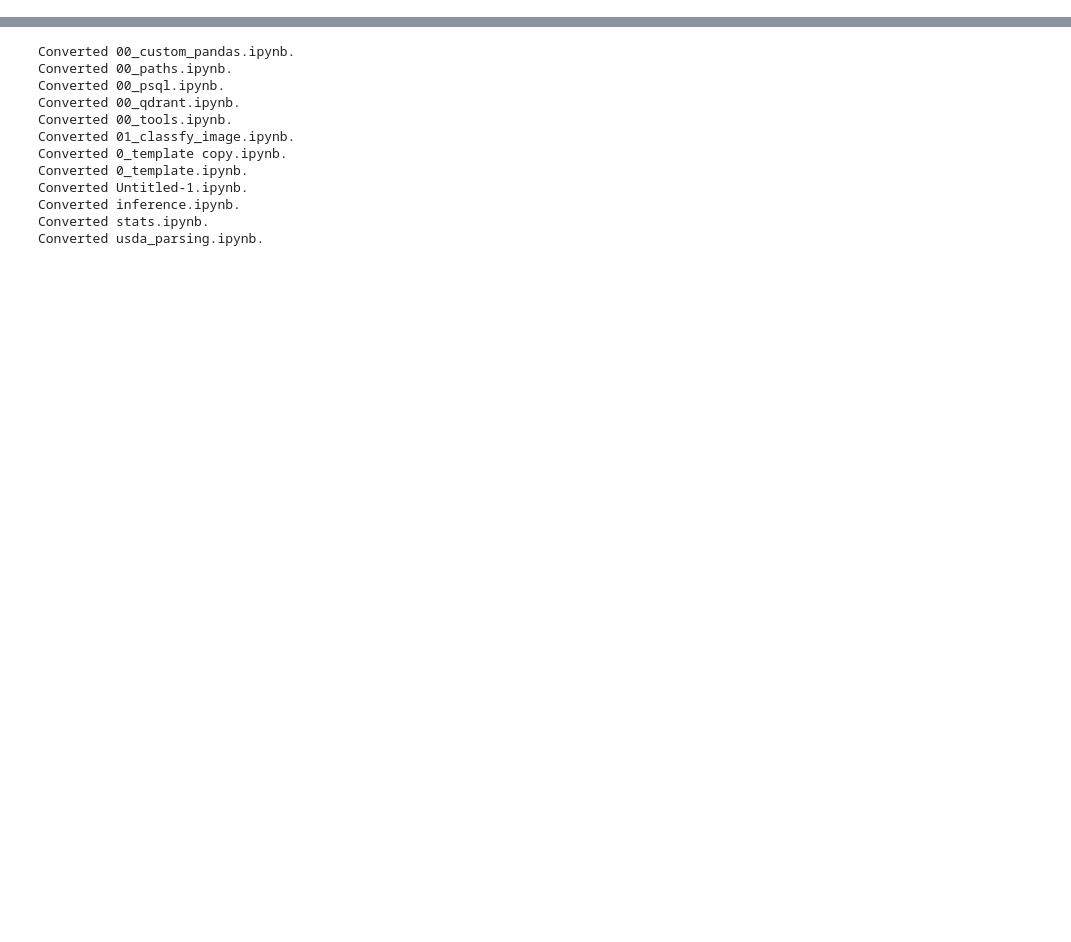
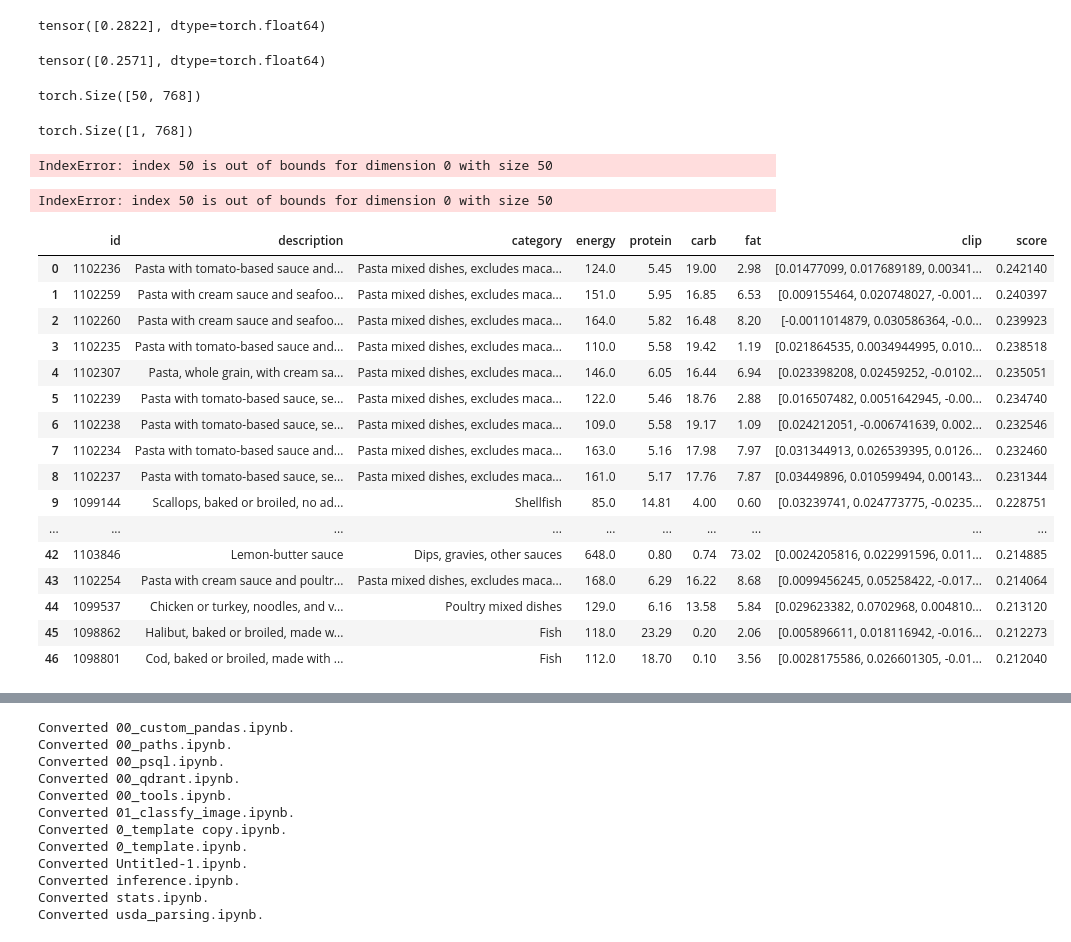
Before and after one commit to DmitriyG228/food, a Jupyter notebook: 01_multiple_foods.ipynb, the cells around one changed output, grey strips where cells are left out. Cells and saved outputs as stored; diff of their text form; code cells hidden in the pictures; blank space fills up the shorter version.

```diff
--- a/01_multiple_foods.ipynb
+++ b/01_multiple_foods.ipynb
@@ -84,3 +87,75 @@ r.groupby('category').agg({'description':'count'}).sort_values('description',asc
+# %%
+selected = selected.reset_index(drop=True)
+clip = series2tensor(selected['clip'])
+prevscore = cos(image_clip.reshape(1,768), clip.mean(0).reshape(1,768))
+# %%
+
+for i in range(clip.shape[0],0,-1):
+    T = torch.cat([clip[0:i], clip[i+1:]])
+    score = cos(image_clip.reshape(1,768), T.mean(0).reshape(1,768)) #dropped the tested element
+    if score > prevscore:
+        selected = selected.drop(i).reset_index(drop=True)
+        clip = series2tensor(selected['clip'])
+        prevscore = score
+
+print(prevscore)
+# %% [output]
+tensor([0.2822], dtype=torch.float64)
+# %%
+
+for i in range(clip.shape[0],0,-1):
+    T = torch.cat([clip[0:i], clip[i+1:]])
+    score = cos(image_clip.reshape(1,768), T.mean(0).reshape(1,768))
+    if score > prevscore:
+        selected = selected.drop(i-1).reset_index(drop=True)
+        clip = series2tensor(selected['clip'])
+    else:
+        T = torch.cat([clip, clip[i-1].reshape(1,768)])
+        score = cos(image_clip.reshape(1,768), T.mean(0).reshape(1,768))
+        if score > prevscore:
+            selected = selected.append(selected.loc[i-1]).reset_index(drop=True)
+
+        prevscore = score
+
+print(prevscore)
+# %% [output]
+tensor([0.2571], dtype=torch.float64)
+# %%
+clip.shape
+# %% [output]
+torch.Size([50, 768])
+# %%
+clip[i].reshape(1,768).shape
+# %% [output]
+torch.Size([1, 768])
+# %%
+torch.cat([clip, clip[i]])
+# %% [output]
+IndexError: index 50 is out of bounds for dimension 0 with size 50
+# %%
+clip[i]
+# %% [output]
+IndexError: index 50 is out of bounds for dimension 0 with size 50
+# %%
+selected
+# %% [output]
+|  | id | description | category | energy | protein | carb | fat | clip | score |
+| 0 | 1102236 | Pasta with tomato-based sauce and... | Pasta mixed dishes, excludes maca... | 124.0 | 5.45 | 19.00 | 2.98 | [0.01477099, 0.017689189, 0.00341... | 0.242140 |
+| 1 | 1102259 | Pasta with cream sauce and seafoo... | Pasta mixed dishes, excludes maca... | 151.0 | 5.95 | 16.85 | 6.53 | [0.009155464, 0.020748027, -0.001... | 0.240397 |
+| 2 | 1102260 | Pasta with cream sauce and seafoo... | Pasta mixed dishes, excludes maca... | 164.0 | 5.82 | 16.48 | 8.20 | [-0.0011014879, 0.030586364, -0.0... | 0.239923 |
+| 3 | 1102235 | Pasta with tomato-based sauce and... | Pasta mixed dishes, excludes maca... | 110.0 | 5.58 | 19.42 | 1.19 | [0.021864535, 0.0034944995, 0.010... | 0.238518 |
+| 4 | 1102307 | Pasta, whole grain, with cream sa... | Pasta mixed dishes, excludes maca... | 146.0 | 6.05 | 16.44 | 6.94 | [0.023398208, 0.02459252, -0.0102... | 0.235051 |
+| 5 | 1102239 | Pasta with tomato-based sauce, se... | Pasta mixed dishes, excludes maca... | 122.0 | 5.46 | 18.76 | 2.88 | [0.016507482, 0.0051642945, -0.00... | 0.234740 |
+| 6 | 1102238 | Pasta with tomato-based sauce, se... | Pasta mixed dishes, excludes maca... | 109.0 | 5.58 | 19.17 | 1.09 | [0.024212051, -0.006741639, 0.002... | 0.232546 |
+| 7 | 1102234 | Pasta with tomato-based sauce and... | Pasta mixed dishes, excludes maca... | 163.0 | 5.16 | 17.98 | 7.97 | [0.031344913, 0.026539395, 0.0126... | 0.232460 |
+| 8 | 1102237 | Pasta with tomato-based sauce, se... | Pasta mixed dishes, excludes maca... | 161.0 | 5.17 | 17.76 | 7.87 | [0.03449896, 0.010599494, 0.00143... | 0.231344 |
+| 9 | 1099144 | Scallops, baked or broiled, no ad... | Shellfish | 85.0 | 14.81 | 4.00 | 0.60 | [0.03239741, 0.024773775, -0.0235... | 0.228751 |
+| ... | ... | ... | ... | ... | ... | ... | ... | ... | ... |
+| 42 | 1103846 | Lemon-butter sauce | Dips, gravies, other sauces | 648.0 | 0.80 | 0.74 | 73.02 | [0.0024205816, 0.022991596, 0.011... | 0.214885 |
+| 43 | 1102254 | Pasta with cream sauce and poultr... | Pasta mixed dishes, excludes maca... | 168.0 | 6.29 | 16.22 | 8.68 | [0.0099456245, 0.05258422, -0.017... | 0.214064 |
+| 44 | 1099537 | Chicken or turkey, noodles, and v... | Poultry mixed dishes | 129.0 | 6.16 | 13.58 | 5.84 | [0.029623382, 0.0702968, 0.004810... | 0.213120 |
+| 45 | 1098862 | Halibut, baked or broiled, made w... | Fish | 118.0 | 23.29 | 0.20 | 2.06 | [0.005896611, 0.018116942, -0.016... | 0.212273 |
+| 46 | 1098801 | Cod, baked or broiled, made with ... | Fish | 112.0 | 18.70 | 0.10 | 3.56 | [0.0028175586, 0.026601305, -0.01... | 0.212040 |
 # %%
 read_image_from_url(url)
 # %% [output]
```
Also changed, not shown: parts of 32 cells of this notebook, 5 other files.
